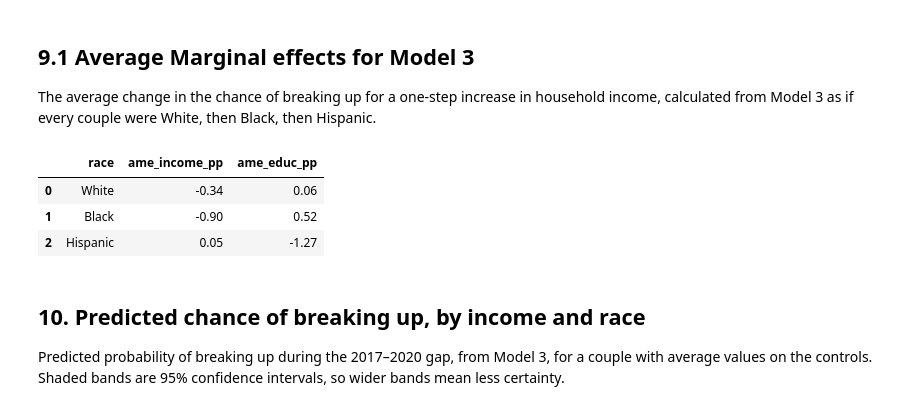
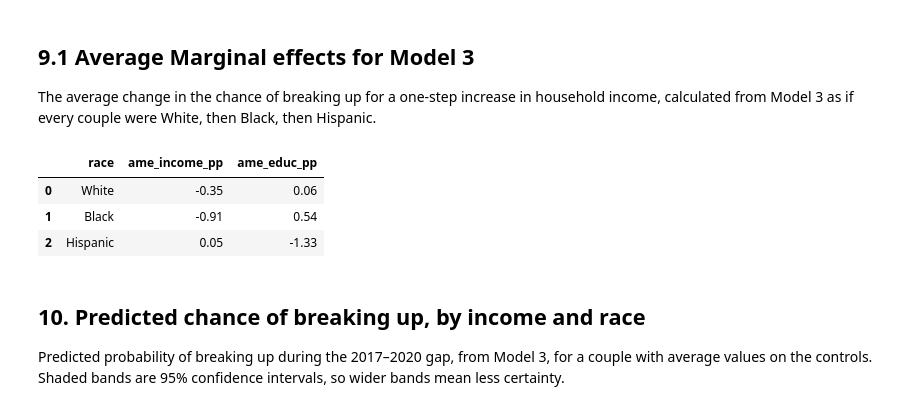
Before and after one commit to janellesoh/hs4002-dalmation-2026, a Jupyter notebook: code/04_analysis.ipynb, the cells around one changed output. Drawn from its saved outputs; the diff is of its cells as text; code cells hidden in the pictures.

```diff
--- a/code/04_analysis.ipynb
+++ b/code/04_analysis.ipynb
@@ -385,25 +385,30 @@ Education x race only: LR = 0.07, df = 2, p = 0.966
 The average change in the chance of breaking up for a one-step increase in household income,
 calculated from Model 3 as if every couple were White, then Black, then Hispanic.
 # %%
-# Effect of +1 income bracket on the chance of breaking up, by race
+# Effect of +1 income/education step on the chance of breaking up, by race
+
 ame_rows = []
 for race_name, b, h in [("White", 0, 0), ("Black", 1, 0), ("Hispanic", 0, 1)]:
     t = main.copy()
     t["black"], t["hispanic"] = b, h
-    base = m3.predict(t)
-    inc_up = m3.predict(t.assign(income_ordinal=t["income_ordinal"] + 1))
-    educ_up = m3.predict(t.assign(educ_ordinal=t["educ_ordinal"] + 1))
+
+    ti = t[t["income_ordinal"] < 21]
+    inc_change = m3.predict(ti.assign(income_ordinal=ti["income_ordinal"] + 1)) - m3.predict(ti)
+
+    te = t[t["educ_ordinal"] < 4]
+    educ_change = m3.predict(te.assign(educ_ordinal=te["educ_ordinal"] + 1)) - m3.predict(te)
+
     ame_rows.append({"race": race_name,
-                     "ame_income_pp": round((inc_up - base).mean() * 100, 2),
-                     "ame_educ_pp": round((educ_up - base).mean() * 100, 2)})
+                     "ame_income_pp": round(inc_change.mean() * 100, 2),
+                     "ame_educ_pp": round(educ_change.mean() * 100, 2)})
 ame_by_race = pd.DataFrame(ame_rows)
 ame_by_race.to_csv("../output/tables/ame_by_race.csv", index=False)
 ame_by_race
 # %% [output]
 |  | race | ame_income_pp | ame_educ_pp |
-| 0 | White | -0.34 | 0.06 |
-| 1 | Black | -0.90 | 0.52 |
-| 2 | Hispanic | 0.05 | -1.27 |
+| 0 | White | -0.35 | 0.06 |
+| 1 | Black | -0.91 | 0.54 |
+| 2 | Hispanic | 0.05 | -1.33 |
 # %% [markdown]
 ## 10. Predicted chance of breaking up, by income and race
 
```
Also changed, not shown: parts of 14 cells of this notebook, 14 other files.
